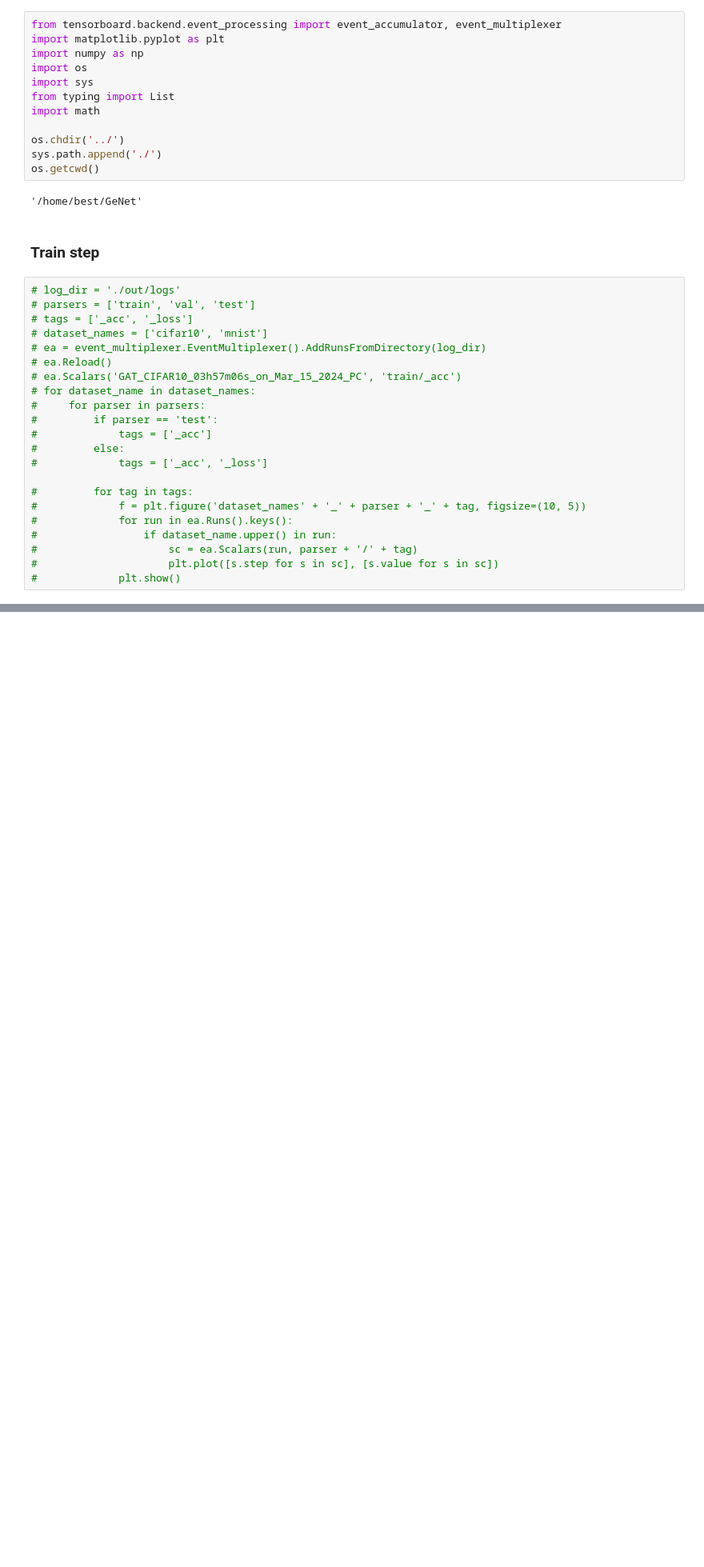
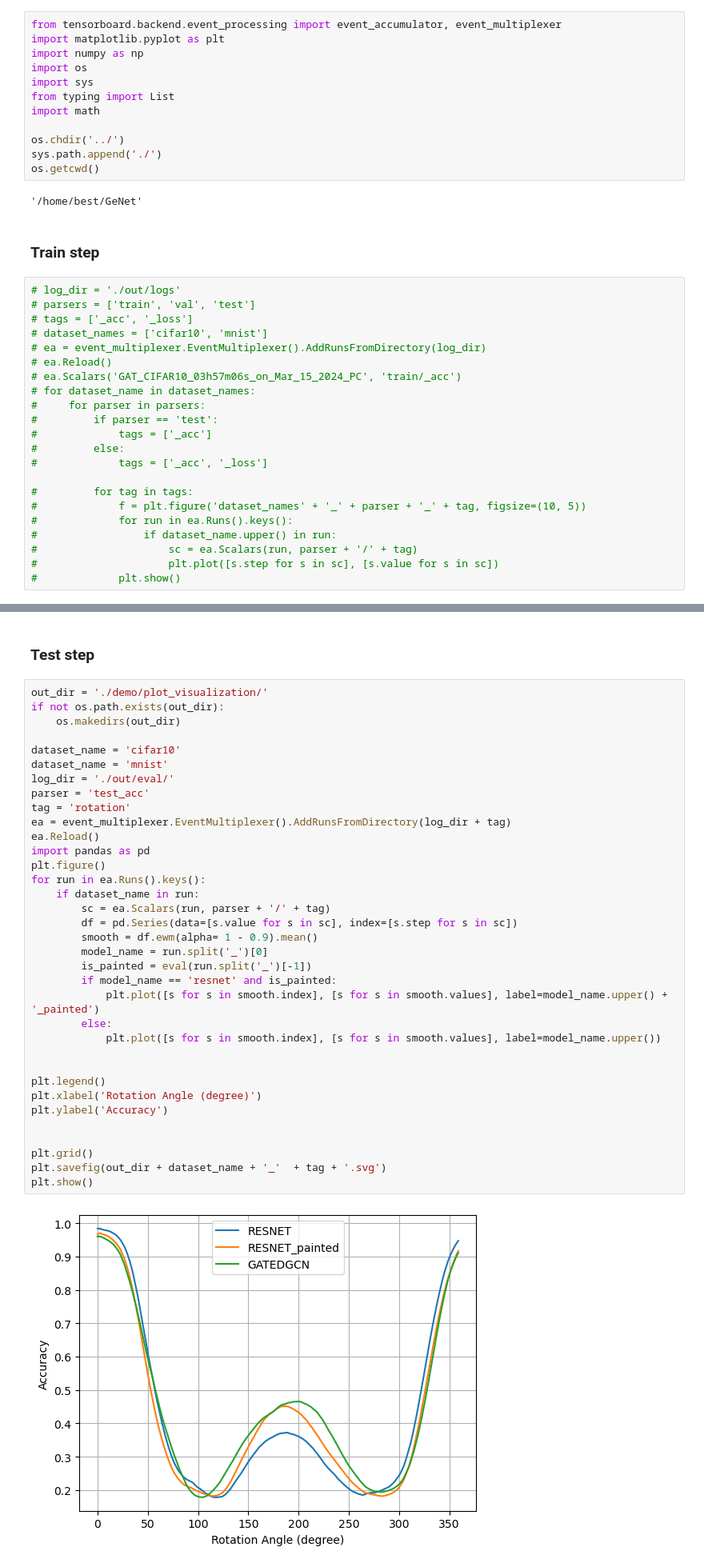
Before and after one commit to chunbaobao/GeNet, a Jupyter notebook: visualization/plot_visualization.ipynb, the cells around one changed output, grey strips where cells are left out. Shown at 80% size. Cells and saved outputs as stored; diff of their text form; blank space fills up the shorter version.

```diff
--- a/visualization/plot_visualization.ipynb
+++ b/visualization/plot_visualization.ipynb
@@ -72,0 +76,39 @@ plt.show()
+# %% [markdown]
+### Test step
+# %%
+out_dir = './demo/plot_visualization/'
+if not os.path.exists(out_dir):
+    os.makedirs(out_dir)
+
+dataset_name = 'cifar10'
+dataset_name = 'mnist'
+log_dir = './out/eval/'
+parser = 'test_acc'
+tag = 'rotation'
+ea = event_multiplexer.EventMultiplexer().AddRunsFromDirectory(log_dir + tag)
+ea.Reload()
+import pandas as pd
+plt.figure()
+for run in ea.Runs().keys():
+    if dataset_name in run:
+        sc = ea.Scalars(run, parser + '/' + tag)
+        df = pd.Series(data=[s.value for s in sc], index=[s.step for s in sc])
+        smooth = df.ewm(alpha= 1 - 0.9).mean()
+        model_name = run.split('_')[0]
+        is_painted = eval(run.split('_')[-1])
+        if model_name == 'resnet' and is_painted:
+            plt.plot([s for s in smooth.index], [s for s in smooth.values], label=model_name.upper() + '_painted')
+        else:
+            plt.plot([s for s in smooth.index], [s for s in smooth.values], label=model_name.upper())
+
+
+plt.legend()
+plt.xlabel('Rotation Angle (degree)')
+plt.ylabel('Accuracy')
+
+
+plt.grid()
+plt.savefig(out_dir + dataset_name + '_'  + tag + '.svg')
+plt.show()
+# %% [output]
+[figure, added]
```
Also changed, not shown: parts of 1 cell of this notebook, 14 other files.
